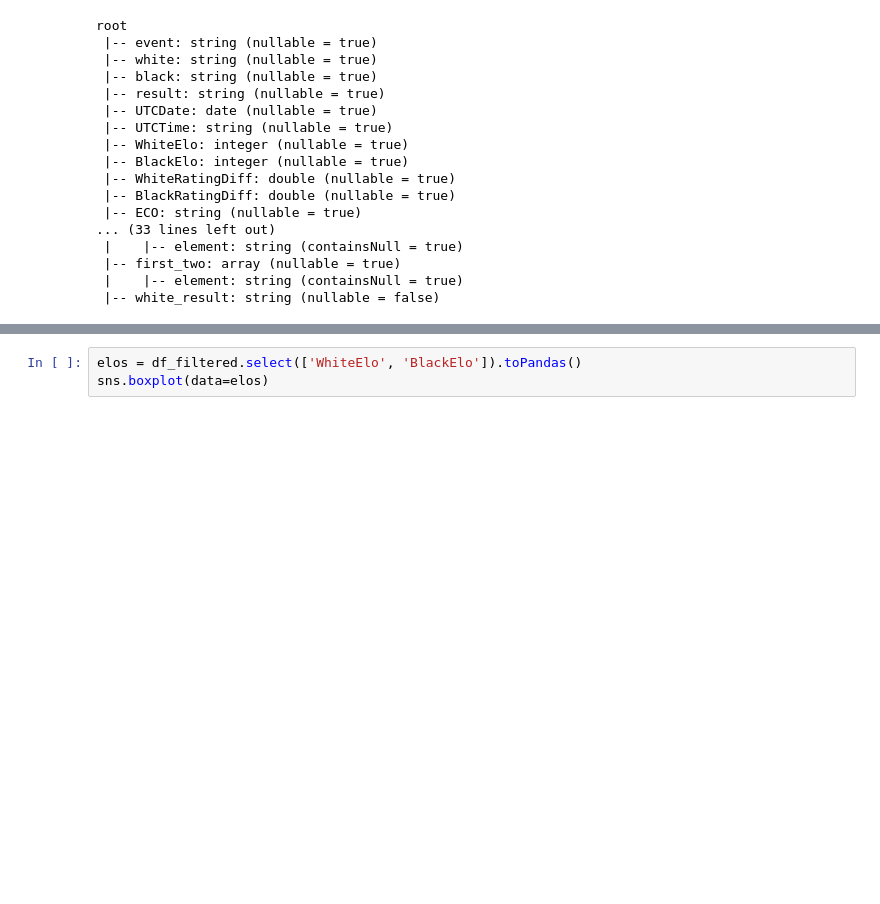
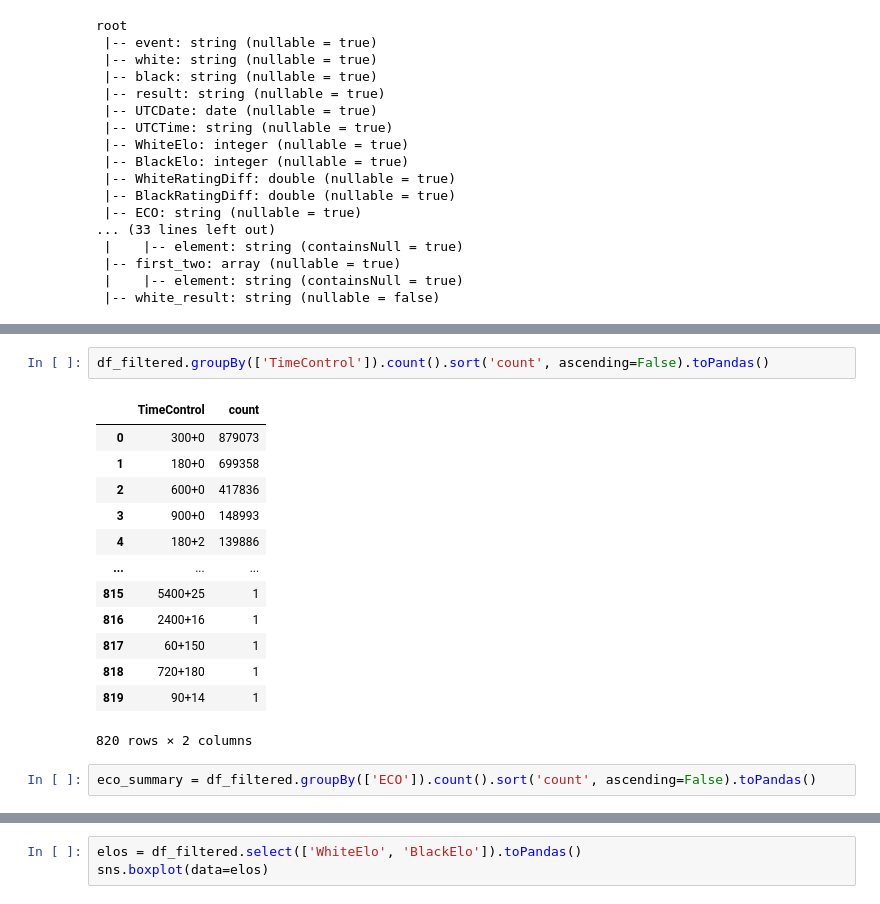
Before and after one commit to uva-ds5110-fa21-g10/semester-project, a Jupyter notebook: code/dataprep/02-model-data.ipynb, the cells around one changed output, grey strips where cells are left out. Drawn from its saved outputs; the diff is of its cells as text; blank space fills up the shorter version.

```diff
--- a/code/dataprep/02-model-data.ipynb
+++ b/code/dataprep/02-model-data.ipynb
@@ -128,0 +154,18 @@ root
+# %%
+df_filtered.groupBy(['TimeControl']).count().sort('count', ascending=False).toPandas()
+# %% [output]
+|  | TimeControl | count |
+| 0 | 300+0 | 879073 |
+| 1 | 180+0 | 699358 |
+| 2 | 600+0 | 417836 |
+| 3 | 900+0 | 148993 |
+| 4 | 180+2 | 139886 |
+| ... | ... | ... |
+| 815 | 5400+25 | 1 |
+| 816 | 2400+16 | 1 |
+| 817 | 60+150 | 1 |
+| 818 | 720+180 | 1 |
+| 819 | 90+14 | 1 |
+820 rows × 2 columns
+# %%
+eco_summary = df_filtered.groupBy(['ECO']).count().sort('count', ascending=False).toPandas()
```
Also changed, not shown: parts of 5 cells of this notebook.
